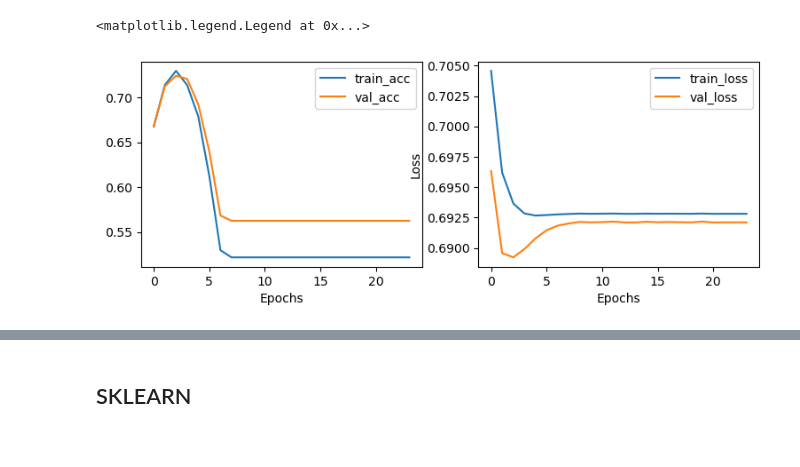
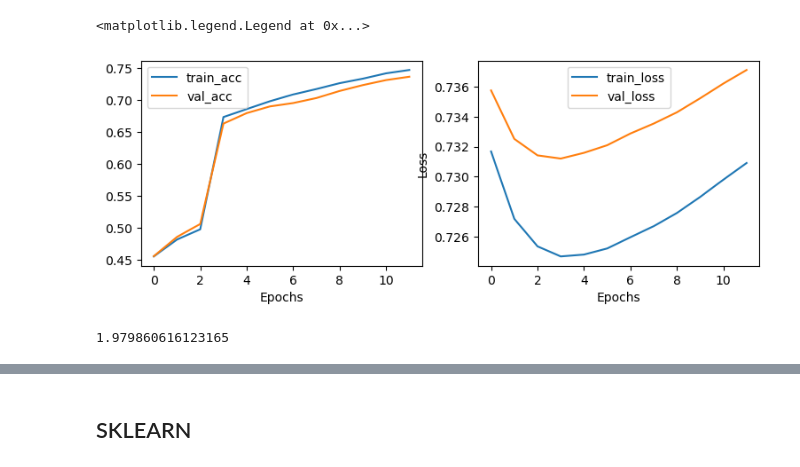
Before and after one commit to feanor3/tesi, a Jupyter notebook: analysis.ipynb, the cells around one changed output, grey strips where cells are left out. Cells and saved outputs as stored; diff of their text form; code cells hidden in the pictures.

```diff
--- a/analysis.ipynb
+++ b/analysis.ipynb
@@ -15,12 +15,14 @@ lt, ut, t_step = 1.0, 3.2, 0.003
 utils.resize_data_test(10)
 # %%
 L=10
+min_bound = 1.9
+max_bound = 2.6
 T_CRIT = 2.2691853 # k_b * T_C / J  with k_b=1, J = interaction constant
 data = np.load(f"data/{L}_test_tanti.npy")#.reshape(-1, 100)
 temps = np.load(f"data/{L}_temp_tanti.npy")#.reshape(-1, 1)
 
 # target value
-t = ((temps > 2.5) | (temps < 2.0)).astype(int)
+t = ((temps > max_bound) | (temps < min_bound)).astype(int)
 
 # removing data close to T_CRIT
 idx = np.where(t==1)
@@ -39,7 +41,7 @@ t = t[indices]
 temps = temps[indices]
 
 # splitting data in 80% training, 20% validation, 10% test
-a = int(0.9*n)
+a = int(0.8*n)
 data_train = data[:a]
 data_val = data[a:]
 
@@ -48,23 +56,25 @@ t_val = t[a:]
 # %%
 # CLASSIFIER TRAINING
-clf = MLPBinary(dim_hidden=100, tolerance=1e-5, activation='relu', lr=0.001, batch_size=200, momentum=0.9, solver='sgd', alpha=1, power_t=0.005)
+clf = MLPBinary(dim_hidden=100, tolerance=1e-4, activation='relu', lr=0.002, batch_size=200, momentum=0.5, solver='sgd', alpha=0.05, power_t=0.1, n_epochs_no_update=3)
 clf.fit(data_train, t_train, X_val=data_val, t_val=t_val)
 
 # plotting accuracy and loss
 fig, (ax1, ax2) = plt.subplots(nrows=1, ncols=2, figsize=(9,3))
 E = len(clf.train_acc)
 ax1.plot(np.arange(E), clf.train_acc)
 ax1.plot(np.arange(E), clf.val_acc)
 ax1.legend(["train_acc", "val_acc"])
 
 ax2.plot(np.arange(E), clf.train_loss)
 ax2.plot(np.arange(E), clf.val_loss)
 ax2.set_ylabel("Loss"), ax2.set_xlabel("Accuracy")
 ax1.set_xlabel("Epochs"), ax2.set_xlabel("Epochs")
 ax2.legend(["train_loss", "val_loss"])
 # %% [output]
 <matplotlib.legend.Legend at 0x...>
-[figure, old version]
+[figure, new version]
 # %%
 b = clf.weights2.flatten()
 b @ b.T
+# %% [output]
+1.979860616123165
```
Also changed, not shown: parts of 8 cells of this notebook, 1 other file.
